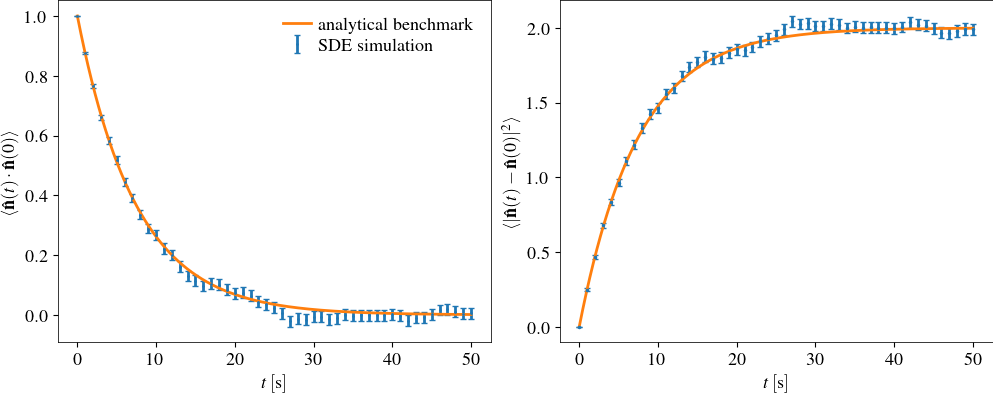
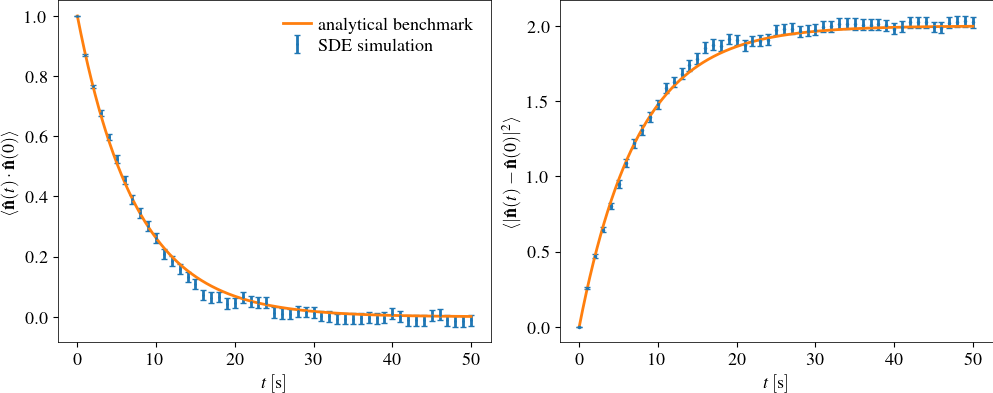
The change to this notebook cell's code, shown as a diff; its figure went from the first image to the second:
--- before
+++ after
@@ -90,5 +90,5 @@
 # Save as vector graphics for Overleaf
 fig.savefig("orientation_correlators.pdf", bbox_inches="tight")
-fig.savefig("orientation_correlators.svg", bbox_inches="tight")  # optional
+# fig.savefig("orientation_correlators.svg", bbox_inches="tight")  # optional
 
 plt.show()

Commit: LaTeX formatting